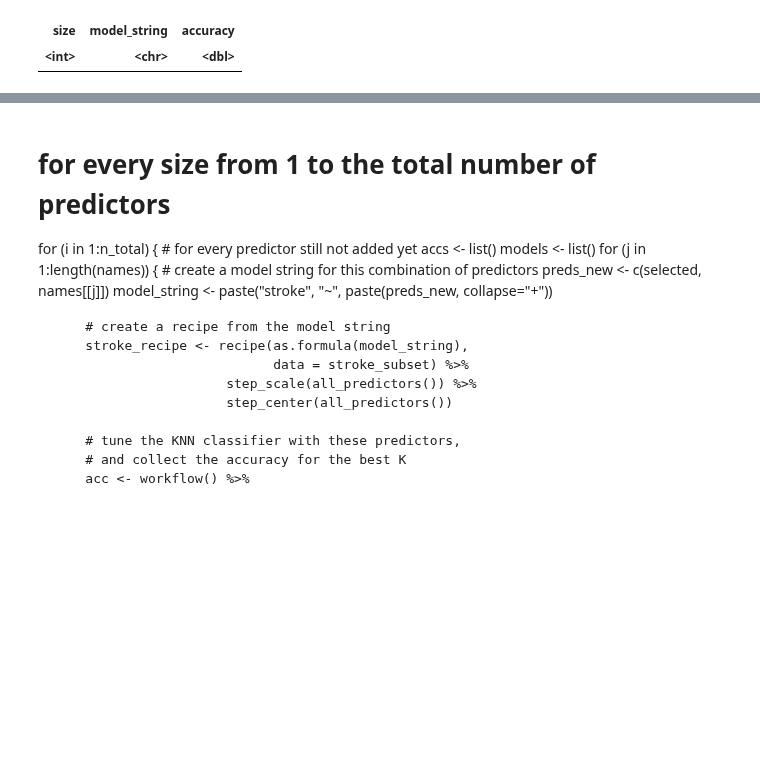
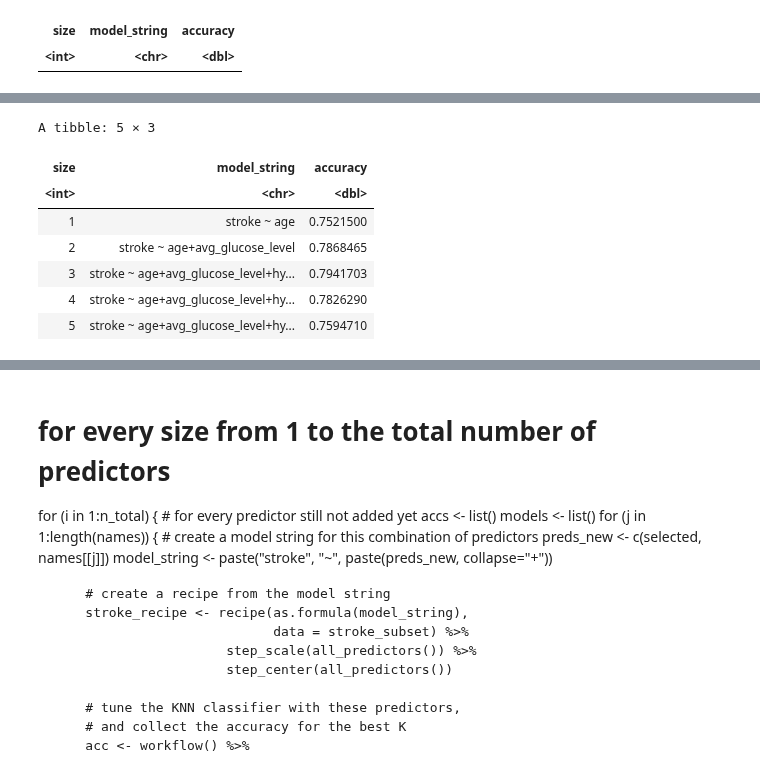
Before and after one commit to Gaelhpalmer/dsci-100-project, a Jupyter notebook: test.ipynb, the cells around one changed output, grey strips where cells are left out. Cells and saved outputs as stored; diff of their text form; code cells hidden in the pictures; blank space fills up the shorter version.

```diff
--- a/test.ipynb
+++ b/test.ipynb
@@ -239,3 +258,14 @@ A tibble: 5 × 3
+# %%
+accuracies
+# %% [output]
+A tibble: 5 × 3
+| size | model_string | accuracy |
+| <int> | <chr> | <dbl> |
+| 1 | stroke ~ age | 0.7521500 |
+| 2 | stroke ~ age+avg_glucose_level | 0.7868465 |
+| 3 | stroke ~ age+avg_glucose_level+hy... | 0.7941703 |
+| 4 | stroke ~ age+avg_glucose_level+hy... | 0.7826290 |
+| 5 | stroke ~ age+avg_glucose_level+hy... | 0.7594710 |
 # %%
 ggplot(accuracies, aes(x=size, y=accuracy)) +
 geom_line()
```
Also changed, not shown: parts of 19 cells of this notebook.
